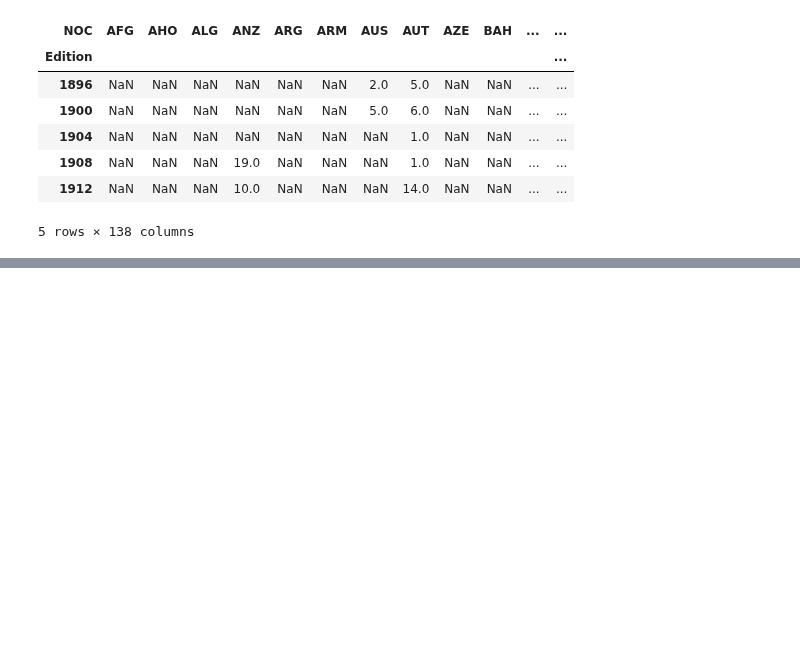
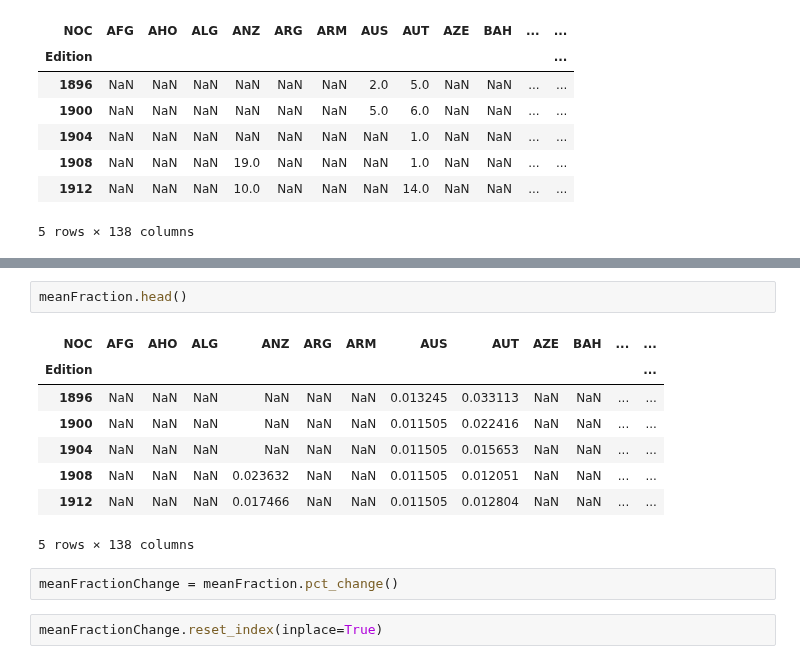
Before and after one commit to sushant2811/pythonAndStatsForDS, a Jupyter notebook: advancedPandas.ipynb, the cells around one changed output, grey strips where cells are left out. Saved outputs shown, nothing was run; the diff lists cells and outputs as text; blank space fills up the shorter version.

```diff
--- a/advancedPandas.ipynb
+++ b/advancedPandas.ipynb
@@ -3065,0 +3078,15 @@ countMedals.divide(totals, axis = 'rows')
+# %%
+meanFraction.head()
+# %% [output]
+| NOC | AFG | AHO | ALG | ANZ | ARG | ARM | AUS | AUT | AZE | BAH | ... | ... |
+| Edition |  |  |  |  |  |  |  |  |  |  |  | ... |
+| 1896 | NaN | NaN | NaN | NaN | NaN | NaN | 0.013245 | 0.033113 | NaN | NaN | ... | ... |
+| 1900 | NaN | NaN | NaN | NaN | NaN | NaN | 0.011505 | 0.022416 | NaN | NaN | ... | ... |
+| 1904 | NaN | NaN | NaN | NaN | NaN | NaN | 0.011505 | 0.015653 | NaN | NaN | ... | ... |
+| 1908 | NaN | NaN | NaN | 0.023632 | NaN | NaN | 0.011505 | 0.012051 | NaN | NaN | ... | ... |
+| 1912 | NaN | NaN | NaN | 0.017466 | NaN | NaN | 0.011505 | 0.012804 | NaN | NaN | ... | ... |
+5 rows × 138 columns
+# %%
+meanFractionChange = meanFraction.pct_change()
+# %%
+meanFractionChange.reset_index(inplace=True)
```
Also changed, not shown: parts of 7 cells of this notebook.
